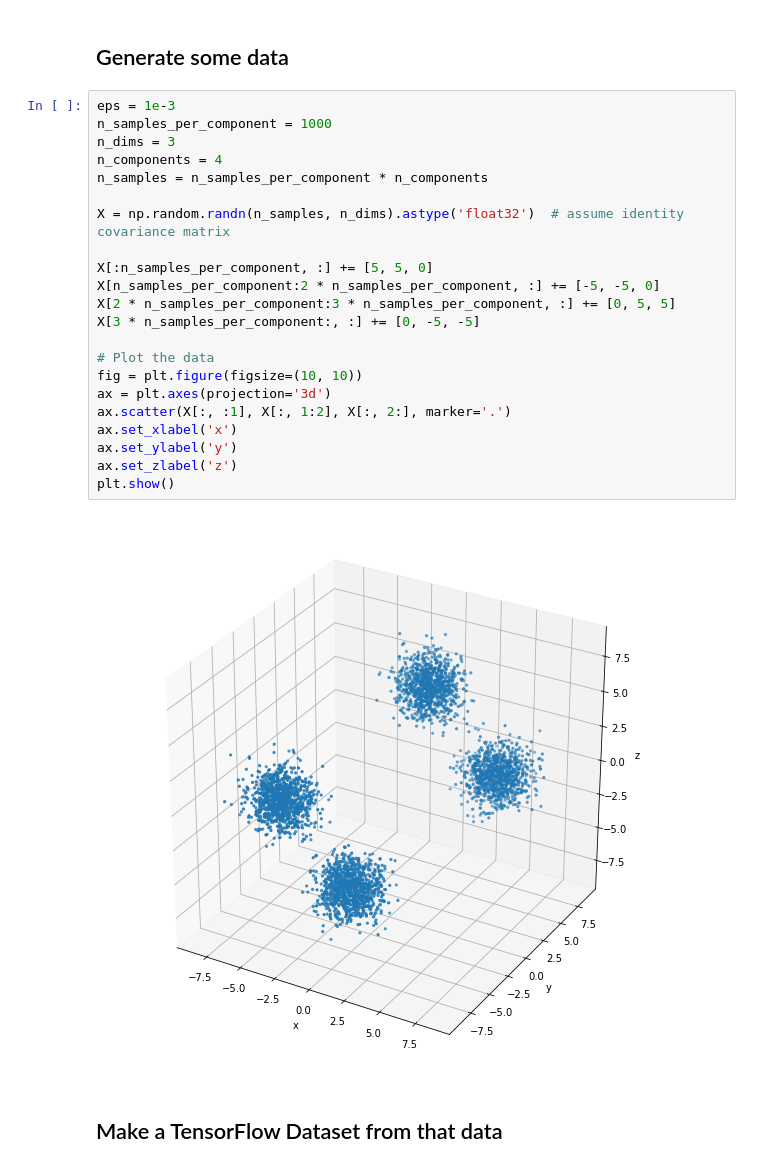
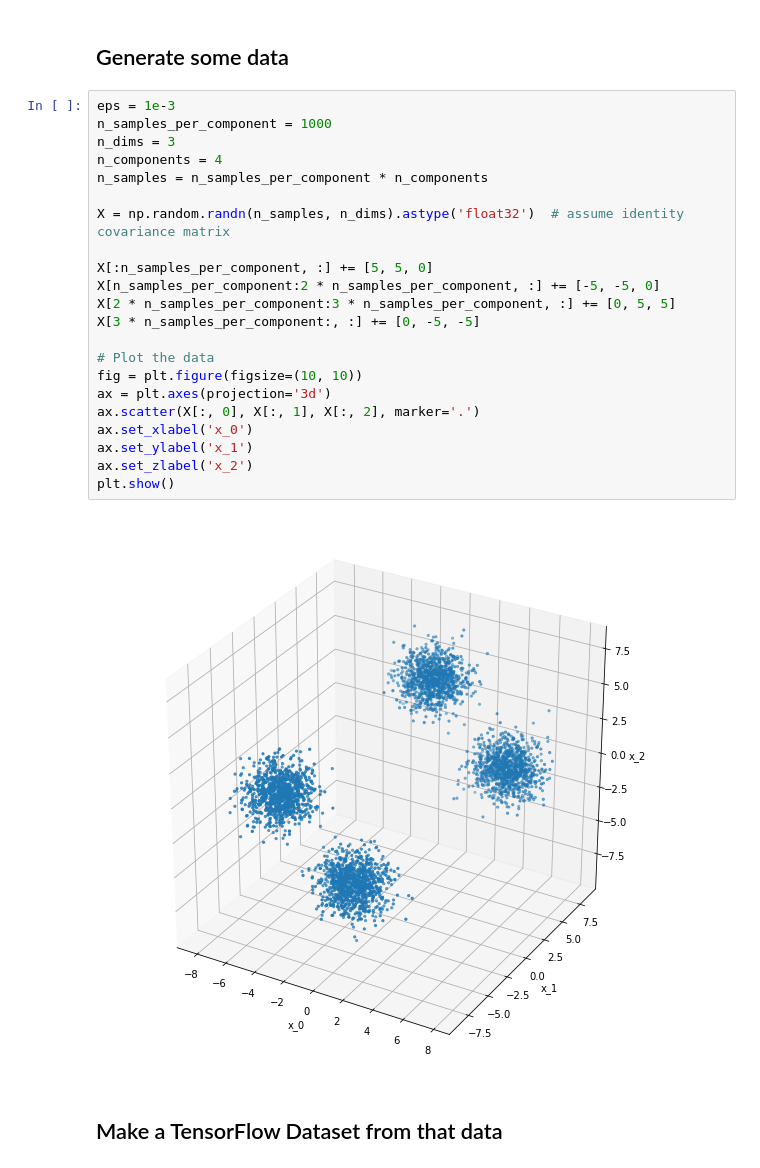
Before and after one commit to zhulingchen/tfp-tutorial, a Jupyter notebook: tfp_bgmm_MultivariateNormalDiag_SVI.ipynb, the cells around one changed output. Saved outputs shown, nothing was run; the diff lists cells and outputs as text.

```diff
--- a/tfp_bgmm_MultivariateNormalDiag_SVI.ipynb
+++ b/tfp_bgmm_MultivariateNormalDiag_SVI.ipynb
@@ -40,27 +40,27 @@ TensorFlow Probability version: 0.9.0-dev20190920
 # %%
 eps = 1e-3
 n_samples_per_component = 1000
 n_dims = 3
 n_components = 4
 n_samples = n_samples_per_component * n_components
 
 X = np.random.randn(n_samples, n_dims).astype('float32')  # assume identity covariance matrix
 
 X[:n_samples_per_component, :] += [5, 5, 0]
 X[n_samples_per_component:2 * n_samples_per_component, :] += [-5, -5, 0]
 X[2 * n_samples_per_component:3 * n_samples_per_component, :] += [0, 5, 5]
 X[3 * n_samples_per_component:, :] += [0, -5, -5]
 
 # Plot the data
 fig = plt.figure(figsize=(10, 10))
 ax = plt.axes(projection='3d')
-ax.scatter(X[:, :1], X[:, 1:2], X[:, 2:], marker='.')
-ax.set_xlabel('x')
-ax.set_ylabel('y')
-ax.set_zlabel('z')
+ax.scatter(X[:, 0], X[:, 1], X[:, 2], marker='.')
+ax.set_xlabel('x_0')
+ax.set_ylabel('x_1')
+ax.set_zlabel('x_2')
 plt.show()
 # %% [output]
-[figure, old version]
+[figure, new version]
 # %% [markdown]
 ## Make a TensorFlow Dataset from that data
 # %%
```
Also changed, not shown: parts of 4 cells of this notebook, 1 other file.
